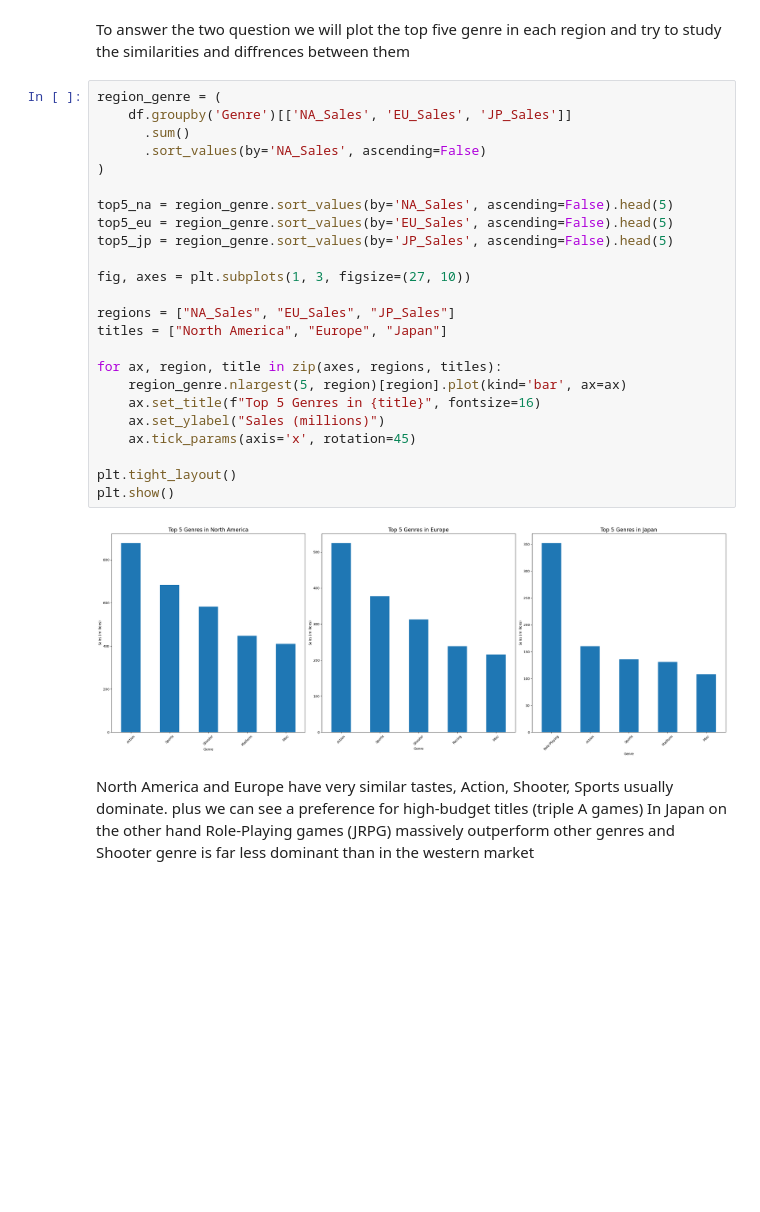
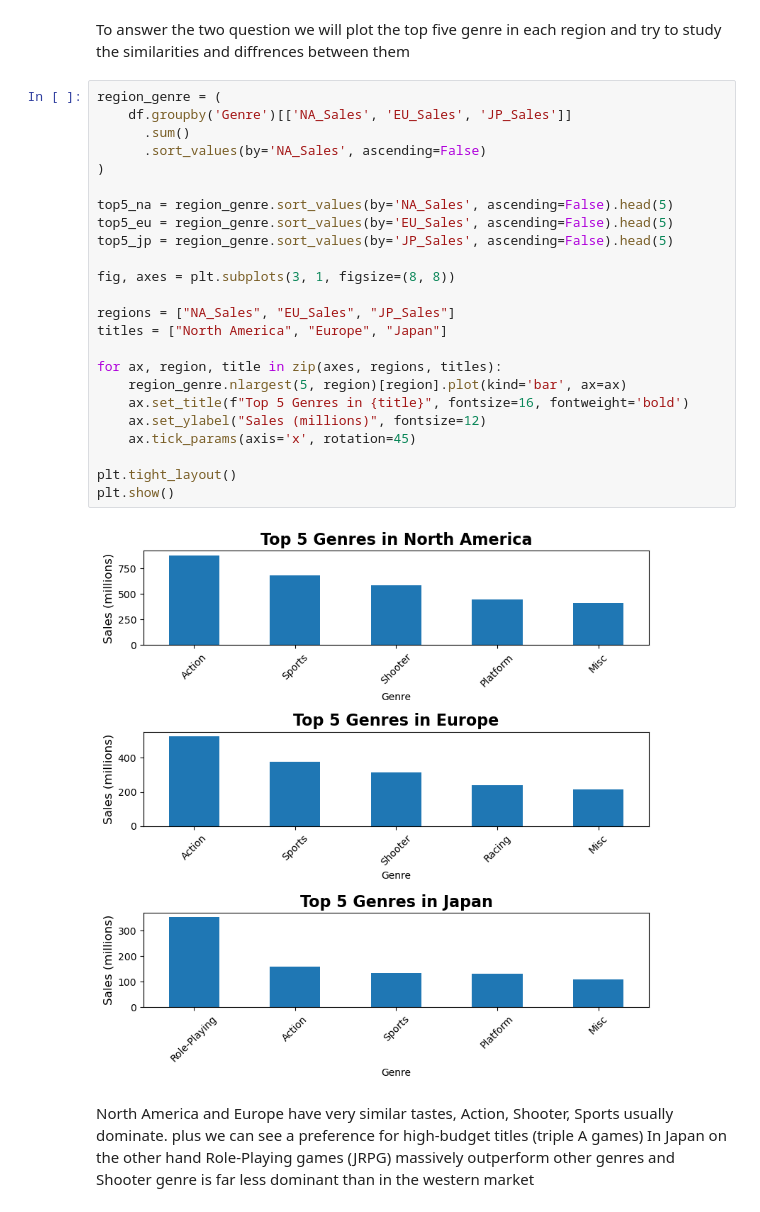
Before and after one commit to benzartimelek/Global_Video_Game_Sales_Evaluation, a Jupyter notebook: Project.ipynb, the cells around one changed output. Drawn from its saved outputs; the diff is of its cells as text; blank space fills up the shorter version.

```diff
--- a/Project.ipynb
+++ b/Project.ipynb
@@ -586,29 +519,29 @@ To answer the two question we will plot the top five genre in each region and tr
 # %%
 region_genre = (
     df.groupby('Genre')[['NA_Sales', 'EU_Sales', 'JP_Sales']]
       .sum()
       .sort_values(by='NA_Sales', ascending=False)
 )
 
 top5_na = region_genre.sort_values(by='NA_Sales', ascending=False).head(5)
 top5_eu = region_genre.sort_values(by='EU_Sales', ascending=False).head(5)
 top5_jp = region_genre.sort_values(by='JP_Sales', ascending=False).head(5)
 
-fig, axes = plt.subplots(1, 3, figsize=(27, 10))
+fig, axes = plt.subplots(3, 1, figsize=(8, 8))
 
 regions = ["NA_Sales", "EU_Sales", "JP_Sales"]
 titles = ["North America", "Europe", "Japan"]
 
 for ax, region, title in zip(axes, regions, titles):
     region_genre.nlargest(5, region)[region].plot(kind='bar', ax=ax)
-    ax.set_title(f"Top 5 Genres in {title}", fontsize=16)
-    ax.set_ylabel("Sales (millions)")
+    ax.set_title(f"Top 5 Genres in {title}", fontsize=16, fontweight='bold')
+    ax.set_ylabel("Sales (millions)", fontsize=12)
     ax.tick_params(axis='x', rotation=45)
 
 plt.tight_layout()
 plt.show()
 # %% [output]
-[figure, old version]
+[figure, new version]
 # %% [markdown]
 North America and Europe have very similar tastes, Action, Shooter, Sports usually dominate. plus we can see a preference for high-budget titles (triple A games)
 In Japan on the other hand Role-Playing games (JRPG) massively outperform other genres and Shooter genre is far less dominant than in the western market
```
Also changed, not shown: parts of 21 cells of this notebook, 1 other file.
